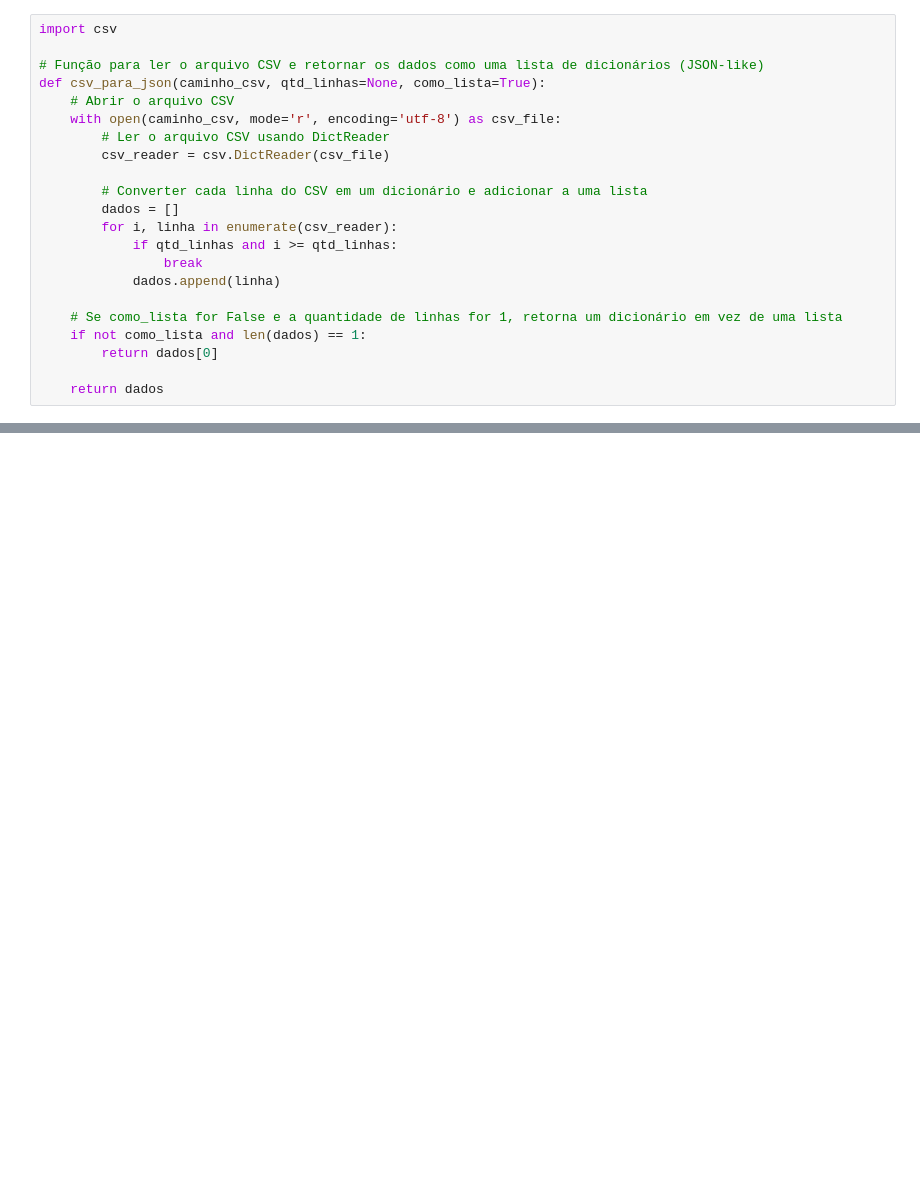
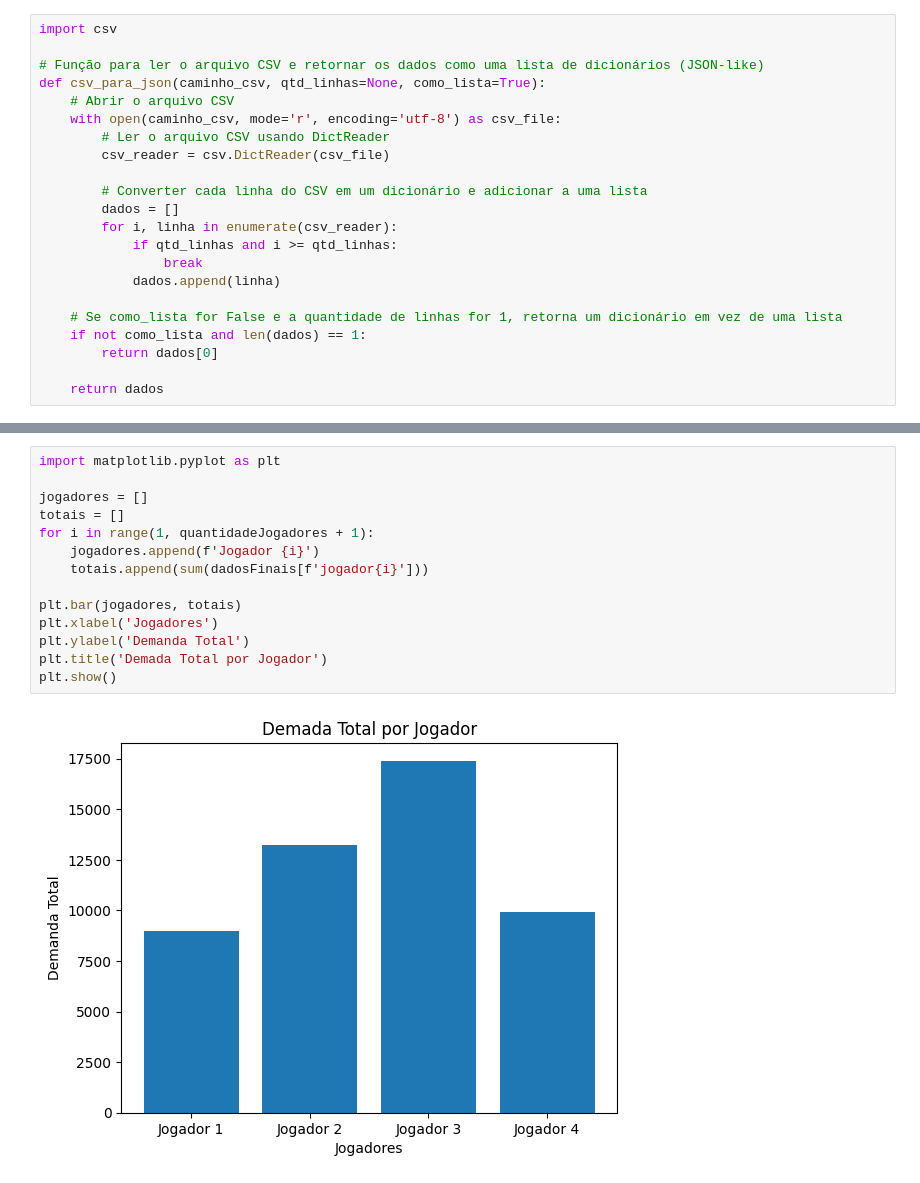
Before and after one commit to FabioJDelgado/api-geracao-demanda, a Jupyter notebook: consumo-api/TestesAPIGerecaoDemanda.ipynb, the cells around one changed output, grey strips where cells are left out. Cells and saved outputs as stored; diff of their text form; blank space fills up the shorter version.

```diff
--- a/consumo-api/TestesAPIGerecaoDemanda.ipynb
+++ b/consumo-api/TestesAPIGerecaoDemanda.ipynb
@@ -107,0 +245,16 @@ else:
+# %%
+import matplotlib.pyplot as plt
+
+jogadores = []
+totais = []
+for i in range(1, quantidadeJogadores + 1):
+    jogadores.append(f'Jogador {i}')
+    totais.append(sum(dadosFinais[f'jogador{i}']))
+
+plt.bar(jogadores, totais)
+plt.xlabel('Jogadores')
+plt.ylabel('Demanda Total')
+plt.title('Demada Total por Jogador')
+plt.show()
+# %% [output]
+[figure, added]
```
Also changed, not shown: parts of 11 cells of this notebook, 2 other files.
